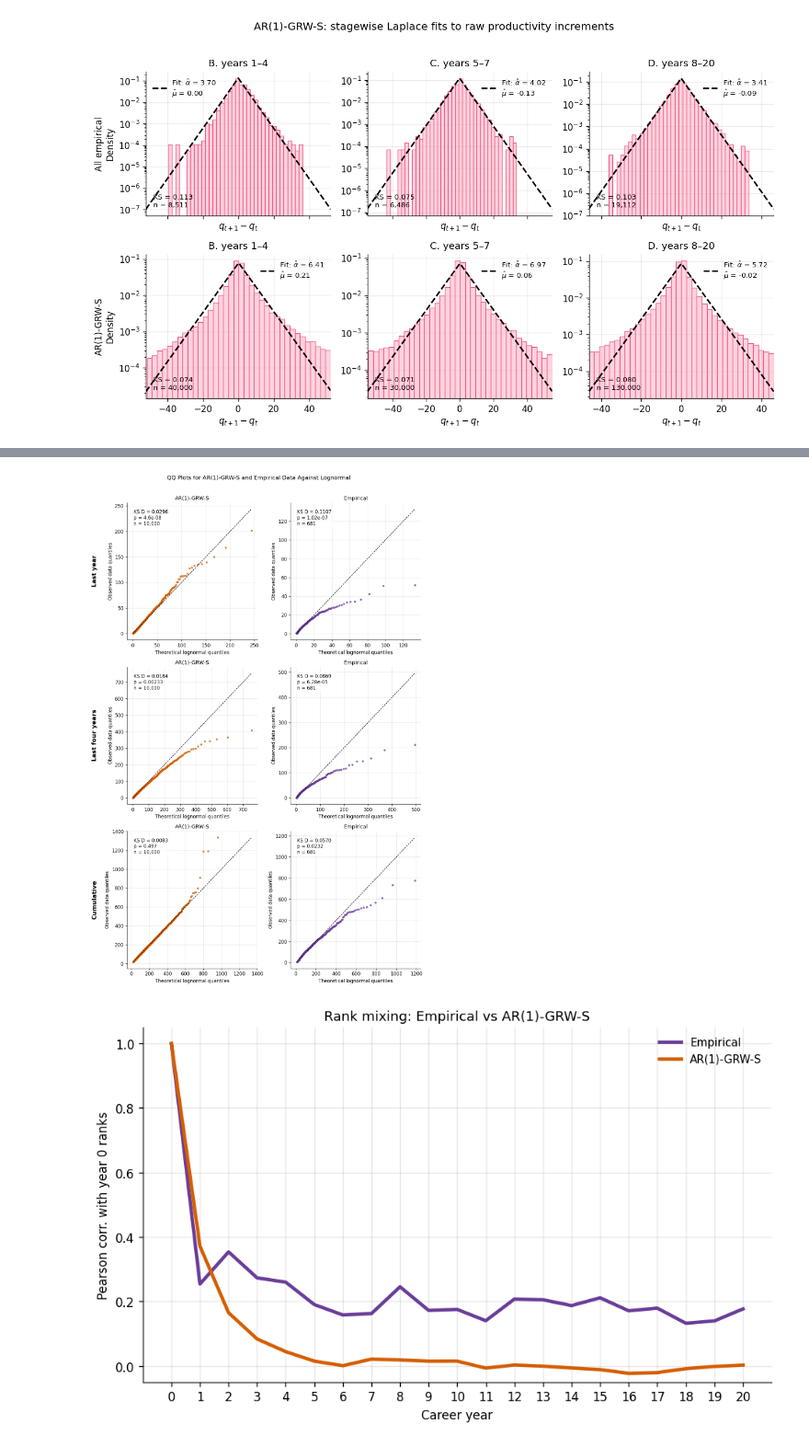
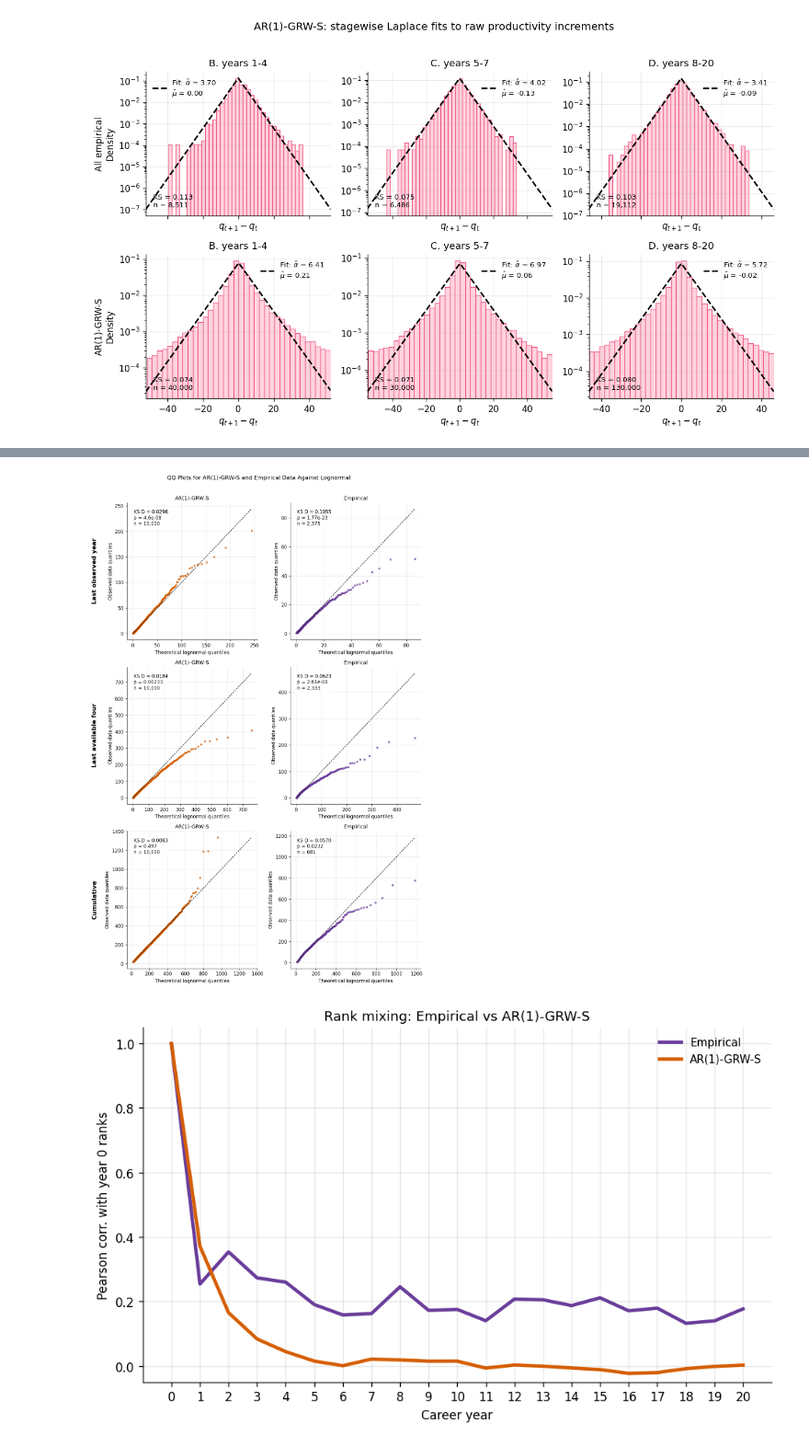
Before and after one commit to crabwife/fixed_intercept_ar1_grw, a Jupyter notebook: plot/src/plot_adj_prod.ipynb, the cells around one changed output, grey strips where cells are left out. Shown at 92% size. Saved outputs shown, nothing was run; the diff lists cells and outputs as text; code cells hidden in the pictures.

```diff
--- a/plot/src/plot_adj_prod.ipynb
+++ b/plot/src/plot_adj_prod.ipynb
@@ -363,39 +394,99 @@ save_figure(fig,"threecumdists")
 # %%
-qq_rows = [("year_20", "Last year"),("years_17_20", "Last four years"),("full_career", "Cumulative")]
+qq_rows = [
+    ("last_year", "Last observed year"),
+    ("last_four", "Last available four"),
+    ("full_career", "Cumulative"),
+]
 
 fig, axes = plt.subplots(3,2,figsize=(10, 15))
 
 for row, (aggregation, row_title) in enumerate(qq_rows):
-    for col, (source, title) in enumerate([("simulated", MODEL_NAME),("empirical", "Empirical")]):
-        subset = qq.loc[qq["aggregation"].eq(aggregation) & qq["source"].eq(source)].sort_values("quantile_index")
+    for col, (source, title) in enumerate([
+        ("simulated", MODEL_NAME),
+        ("empirical", "Empirical"),
+    ]):
+        subset = qq.loc[
+            qq["aggregation"].eq(aggregation)
+            & qq["source"].eq(source)
+        ].sort_values("quantile_index")
 
-        fit = lognormal_fit.loc[lognormal_fit["aggregation"].eq(aggregation) & lognormal_fit["source"].eq(source)].iloc[0]
+        fit = lognormal_fit.loc[
+            lognormal_fit["aggregation"].eq(aggregation)
+            & lognormal_fit["source"].eq(source)
+        ].iloc[0]
 
         ax = axes[row, col]
 
-        ax.scatter(subset["theoretical_quantile"],subset["observed_quantile"],s=12,alpha=0.65, color=(SIM_COLOR if source == "simulated" else EMP_COLOR))
+        ax.scatter(
+            subset["theoretical_quantile"],
+            subset["observed_quantile"],
+            s=12,
+            alpha=0.65,
+            color=SIM_COLOR if source == "simulated" else EMP_COLOR,
+        )
 
-        lower = min(subset["theoretical_quantile"].min(),subset["observed_quantile"].min())
+        lower = min(
+            subset["theoretical_quantile"].min(),
+            subset["observed_quantile"].min(),
+        )
 
-        upper = max(subset["theoretical_quantile"].max(),subset["observed_quantile"].max())
+        upper = max(
+            subset["theoretical_quantile"].max(),
+            subset["observed_quantile"].max(),
+        )
 
-        ax.plot([lower, upper],[lower, upper],color="black",linestyle="--",linewidth=1)
+        ax.plot(
+            [lower, upper],
+            [lower, upper],
+            color="black",
+            linestyle="--",
+            linewidth=1,
+        )
 
         ax.set_title(title)
         ax.set_xlabel("Theoretical lognormal quantiles")
         ax.set_ylabel("Observed data quantiles")
         ax.grid(True, alpha=0.3)
 
-        ax.text(0.05,0.95,(f"KS D = {fit['ks_stat']:.4f}\n"f"p = {fit['ks_pvalue']:.3g}\n"f"n = {int(fit['n']):,}"),transform=ax.transAxes,va="top",ha="left",fontsize=10,bbox={"facecolor": "white","alpha": 0.75,"edgecolor": "none"})
+        ax.text(
+            0.05,
+            0.95,
+            (
+                f"KS D = {fit['ks_stat']:.4f}\n"
+                f"p = {fit['ks_pvalue']:.3g}\n"
+                f"n = {int(fit['n']):,}"
+            ),
+            transform=ax.transAxes,
+            va="top",
+            ha="left",
+            fontsize=10,
+            bbox={
+                "facecolor": "white",
+                "alpha": 0.75,
+                "edgecolor": "none",
+            },
+        )
 
-    axes[row, 0].annotate(row_title,xy=(-0.25, 0.5),xycoords="axes fraction",rotation=90,va="center",ha="center",fontsize=13,fontweight="bold")
+    axes[row, 0].annotate(
+        row_title,
+        xy=(-0.25, 0.5),
+        xycoords="axes fraction",
+        rotation=90,
+        va="center",
+        ha="center",
+        fontsize=13,
+        fontweight="bold",
+    )
 
-fig.suptitle(f"QQ Plots for {MODEL_NAME} and Empirical Data Against Lognormal",y=1.01)
+fig.suptitle(
+    f"QQ Plots for {MODEL_NAME} and Empirical Data Against Lognormal",
+    y=1.01,
+)
 fig.tight_layout()
 
 save_figure(fig,"qqlognorm_full")
 # %% [output]
-[figure, old version]
+[figure, new version]
 # %%
 fig, ax = plt.subplots(figsize=(8, 5))
 
```
Also changed, not shown: parts of 3 cells of this notebook, 17 other files.
